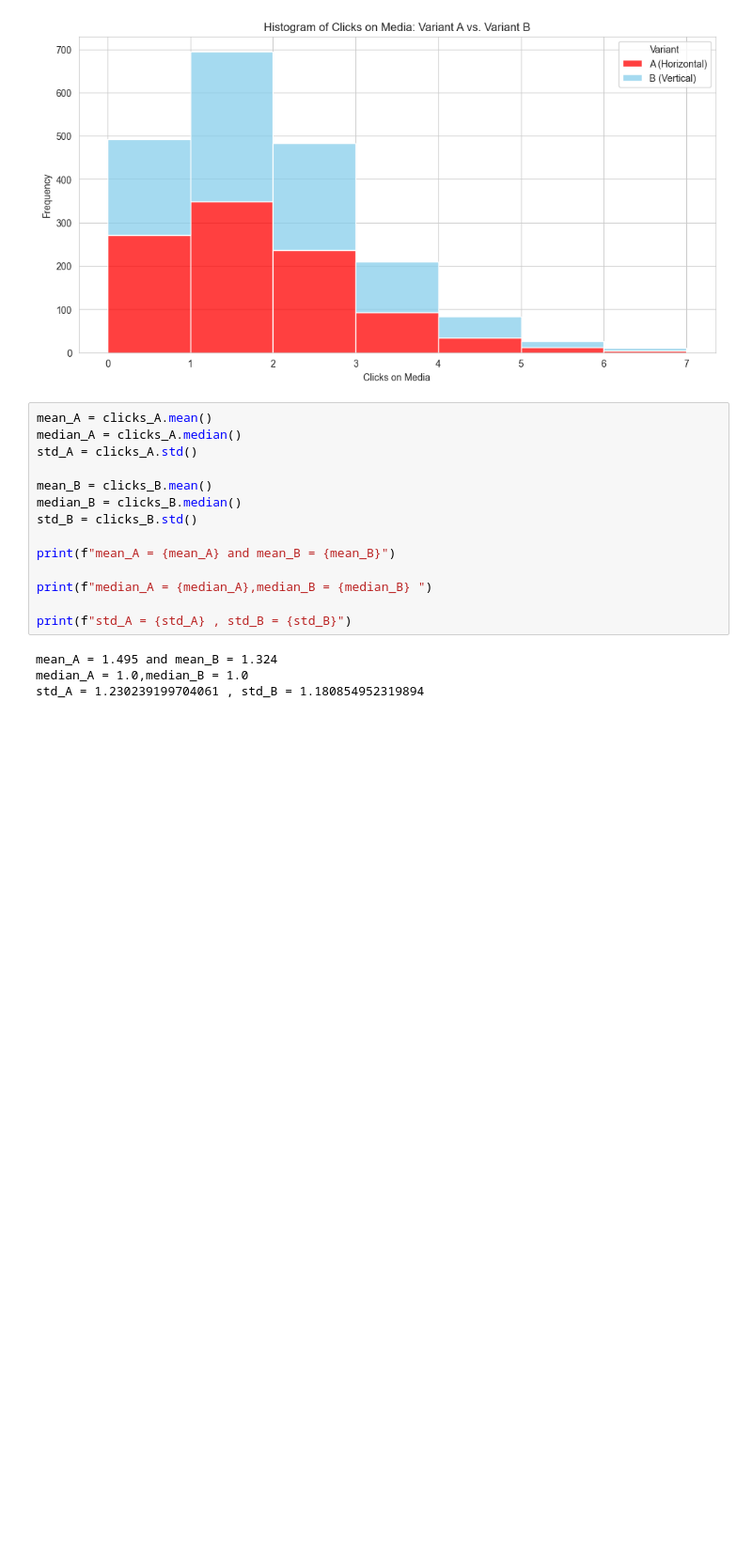
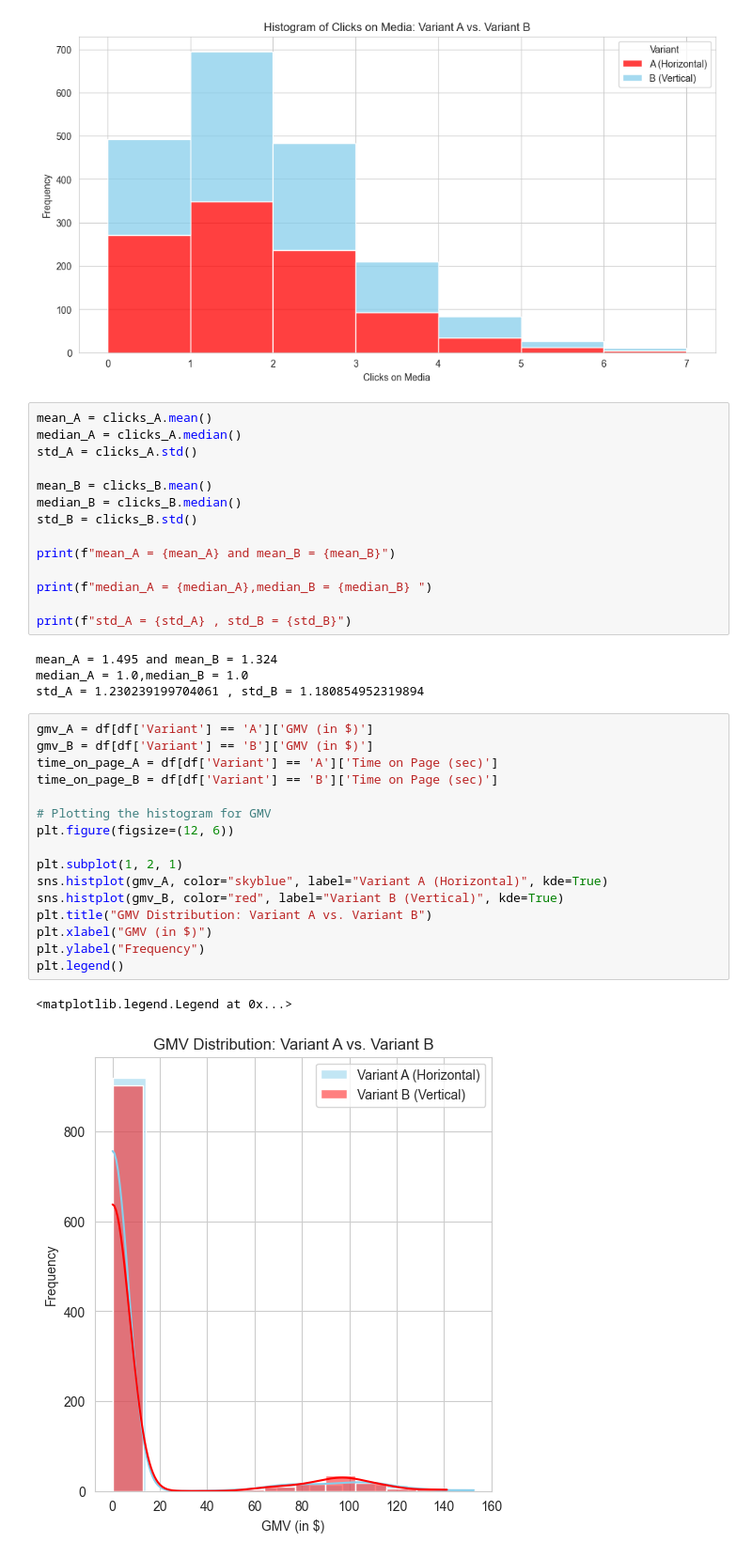
Before and after one commit to BaoNgocPham/statistic_project_python, a Jupyter notebook: statistic_ttest.ipynb, the cells around one changed output. Shown: that part at 94% size. Drawn from its saved outputs; the diff is of its cells as text; blank space fills up the shorter version.

```diff
--- a/statistic_ttest.ipynb
+++ b/statistic_ttest.ipynb
@@ -66,3 +66,22 @@ print(f"std_A = {std_A} , std_B = {std_B}")
 mean_A = 1.495 and mean_B = 1.324
 median_A = 1.0,median_B = 1.0
 std_A = 1.230239199704061 , std_B = 1.180854952319894
+# %%
+gmv_A = df[df['Variant'] == 'A']['GMV (in $)']
+gmv_B = df[df['Variant'] == 'B']['GMV (in $)']
+time_on_page_A = df[df['Variant'] == 'A']['Time on Page (sec)']
+time_on_page_B = df[df['Variant'] == 'B']['Time on Page (sec)']
+
+# Plotting the histogram for GMV
+plt.figure(figsize=(12, 6))
+
+plt.subplot(1, 2, 1)
+sns.histplot(gmv_A, color="skyblue", label="Variant A (Horizontal)", kde=True)
+sns.histplot(gmv_B, color="red", label="Variant B (Vertical)", kde=True)
+plt.title("GMV Distribution: Variant A vs. Variant B")
+plt.xlabel("GMV (in $)")
+plt.ylabel("Frequency")
+plt.legend()
+# %% [output]
+<matplotlib.legend.Legend at 0x...>
+[figure, added]
```
Also changed, not shown: parts of 1 cell of this notebook.
